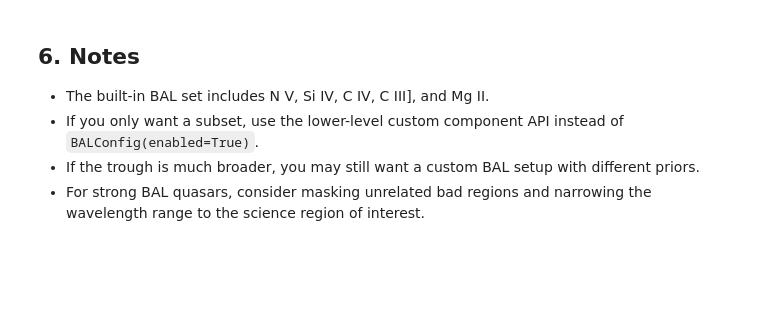
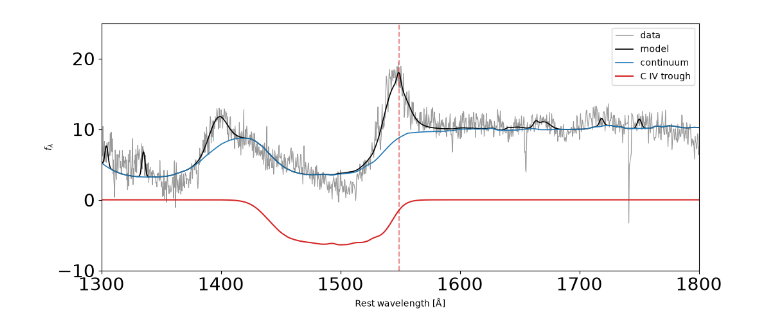
Before and after one commit to burke86/jaxqsofit, a Jupyter notebook: notebooks/07_local_sdss_bal_tutorial.ipynb, the cells around one changed output. Saved outputs shown, nothing was run; the diff lists cells and outputs as text; code cells hidden in the pictures; blank space fills up the shorter version.

```diff
--- a/notebooks/07_local_sdss_bal_tutorial.ipynb
+++ b/notebooks/07_local_sdss_bal_tutorial.ipynb
@@ -238,20 +66,14 @@ The built-in BAL troughs appear in `q.custom_components`, for example `q.custom_
 # %%
-print("Available custom components:", list(getattr(q, "custom_components", {}).keys()))
-
-bal_model = np.asarray(q.custom_components["bal_civ"])
-cont_model = np.asarray(q.f_conti_model)
-total_model = np.asarray(q.model_total)
-
-plt.figure(figsize=(11, 5))
-plt.plot(q.wave, q.flux, color="0.5", lw=0.8, label="data")
-plt.plot(q.wave, total_model, color="k", lw=1.5, label="full model")
-plt.plot(q.wave, cont_model, color="tab:blue", lw=1.2, label="continuum")
-plt.plot(q.wave, bal_model, color="tab:red", lw=2.0, label="BAL custom component")
-plt.axvline(bal_line_rest, color="tab:red", ls="--", alpha=0.5)
-plt.xlim(1300.0, 1800.0)
-plt.xlabel("Rest wavelength [A]")
-plt.ylabel("Flux [1e-17 cgs]")
-plt.title("BAL-region fit")
-plt.legend(frameon=False)
-plt.grid(alpha=0.2)
-plt.show()
+fig, ax = plt.subplots(figsize=(12, 5))
+ax.plot(fitter.wave, fitter.flux, color="0.6", lw=0.8, label="data")
+ax.plot(fitter.wave, fitter.model_total, color="k", lw=1.2, label="model")
+ax.plot(fitter.wave, fitter.f_conti_model, color="tab:blue", lw=1.2, label="continuum")
+ax.plot(fitter.wave, fitter.custom_components["bal_civ"], color="tab:red", lw=1.5, label="C IV trough")
+ax.axvline(1549.06, color="tab:red", ls="--", alpha=0.5)
+ax.set_xlim(1300.0, 1800.0)
+ax.set_ylim(-10.0, 25.0)
+ax.set_xlabel("Rest wavelength [Å]")
+ax.set_ylabel(r"$f_\lambda$")
+ax.legend();
+# %% [output]
+[figure, added]
@@ -262,7 +79,0 @@ for key in ["custom_bal_civ_depth", "custom_bal_civ_center", "custom_bal_civ_sig
-# %% [markdown]
-## 6. Notes
-
-- The built-in BAL set includes N V, Si IV, C IV, C III], and Mg II.
-- If you only want a subset, use the lower-level custom component API instead of `BALConfig(enabled=True)`.
-- If the trough is much broader, you may still want a custom BAL setup with different priors.
-- For strong BAL quasars, consider masking unrelated bad regions and narrowing the wavelength range to the science region of interest.
```
Also changed, not shown: parts of 22 cells of this notebook, 7 other files.
